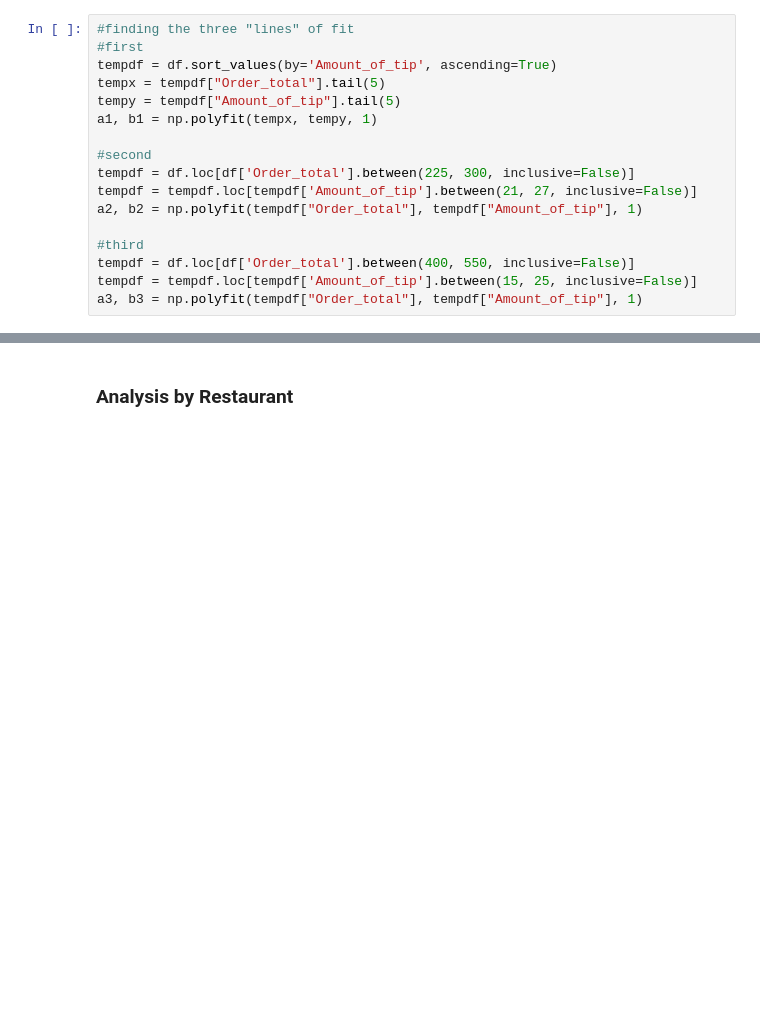
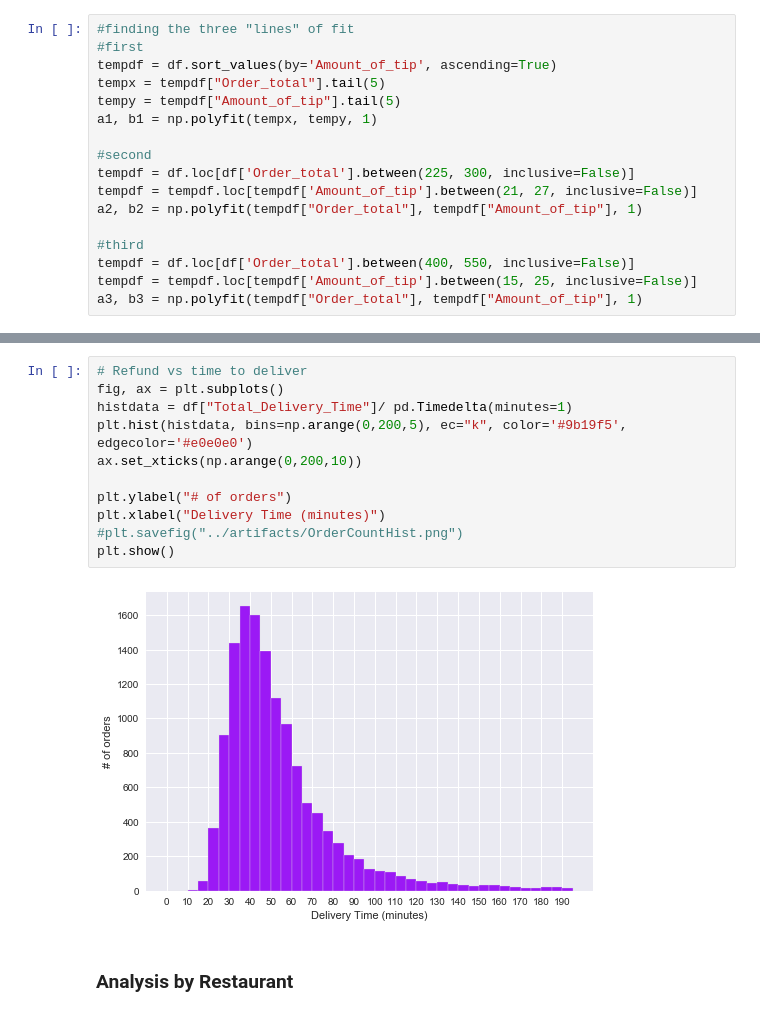
Before and after one commit to toestie/fooddelivery-dataset, a Jupyter notebook: notebooks/analysis.ipynb, the cells around one changed output, grey strips where cells are left out. Drawn from its saved outputs; the diff is of its cells as text; blank space fills up the shorter version.

```diff
--- a/notebooks/analysis.ipynb
+++ b/notebooks/analysis.ipynb
@@ -357,3 +382,16 @@ plt.show()
+# %%
+# Refund vs time to deliver
+fig, ax = plt.subplots()
+histdata = df["Total_Delivery_Time"]/ pd.Timedelta(minutes=1)
+plt.hist(histdata, bins=np.arange(0,200,5), ec="k", color='#9b19f5', edgecolor='#e0e0e0')
+ax.set_xticks(np.arange(0,200,10))
+
+plt.ylabel("# of orders")
+plt.xlabel("Delivery Time (minutes)")
+#plt.savefig("../artifacts/OrderCountHist.png")
+plt.show()
+# %% [output]
+[figure, added]
 # %% [markdown]
 ### Analysis by Restaurant
 # %%
```
Also changed, not shown: parts of 8 cells of this notebook, 3 other files.
